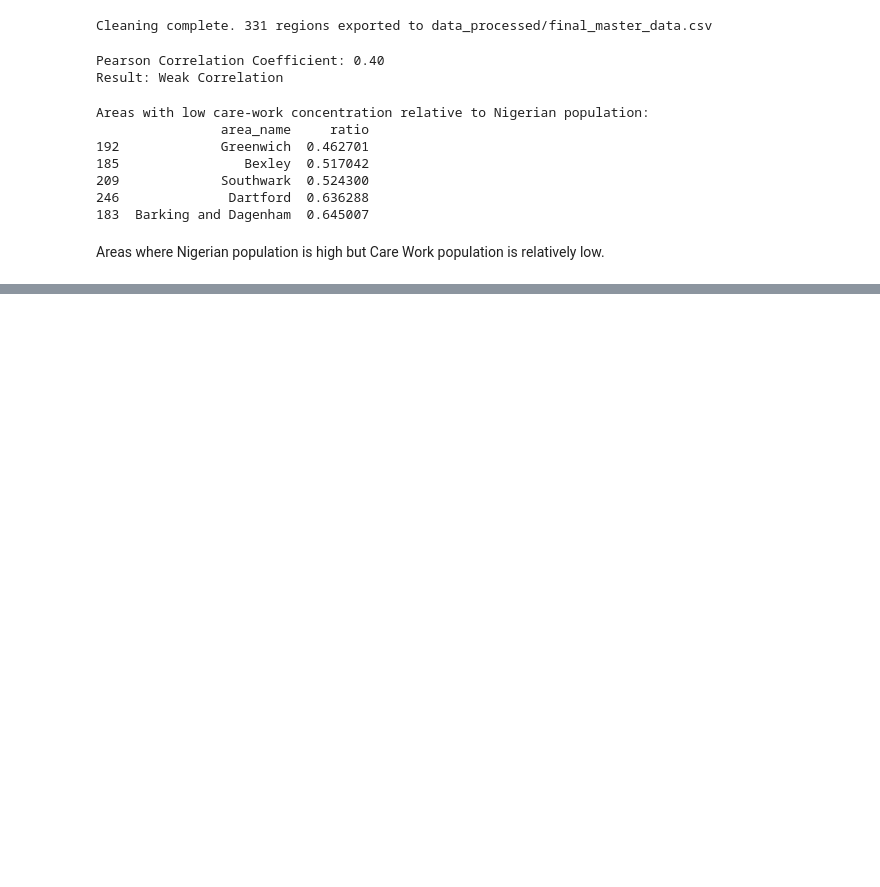
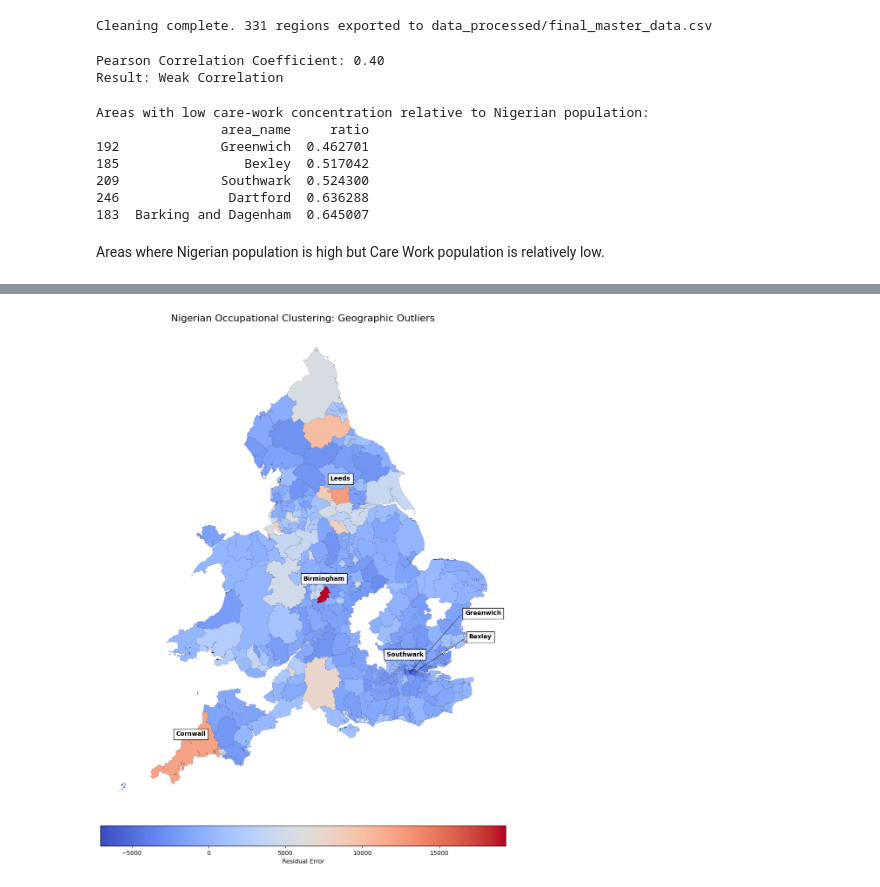
Before and after one commit to CU-S26-MSDSSB-DSCI-01-DataScienceLab/DataScienceLab_Migration, a Jupyter notebook: sec2.ipynb, the cells around one changed output, grey strips where cells are left out. Drawn from its saved outputs; the diff is of its cells as text; code cells hidden in the pictures; blank space fills up the shorter version.

```diff
--- a/sec2.ipynb
+++ b/sec2.ipynb
@@ -127,0 +222,38 @@ Areas where Nigerian population is high but Care Work population is relatively l
+# %%
+import matplotlib.pyplot as plt
+import pandas as pd
+
+
+merged_map = uk_map.merge(df_sec2, left_on='LAD13CD', right_on='geo_code')
+top_outliers = merged_map.sort_values('residual', ascending=False)
+
+to_label = pd.concat([top_outliers.head(3), top_outliers.tail(3)])
+
+
+fig, ax = plt.subplots(1, 1, figsize=(12, 18))
+merged_map.plot(column='residual', cmap='coolwarm', legend=True, ax=ax,
+                edgecolor='black', linewidth=0.1,
+                legend_kwds={'label': "Residual Error", 'orientation': "horizontal", 'pad': 0.02})
+
+
+for i, (idx, row) in enumerate(to_label.iterrows()):
+    x = row.geometry.centroid.x
+    y = row.geometry.centroid.y
+    label = row['area_name']
+
+
+    if x > 0 and y < 52:
+
+        ax.text(x + 1.2, y + (i * 0.15), label, fontsize=10, fontweight='bold',
+                bbox=dict(facecolor='white', alpha=0.9, edgecolor='black'))
+
+        ax.plot([x, x + 1.1], [y, y + (i * 0.15)], color='black', linewidth=0.5)
+    else:
+        ax.text(x, y + 0.2, label, fontsize=10, fontweight='bold', ha='center',
+                bbox=dict(facecolor='white', alpha=0.9, edgecolor='black'))
+
+ax.set_title("Nigerian Occupational Clustering: Geographic Outliers", fontsize=16)
+ax.axis('off')
+plt.show()
+# %% [output]
+[figure, added]
```
Also changed, not shown: parts of 15 cells of this notebook.
